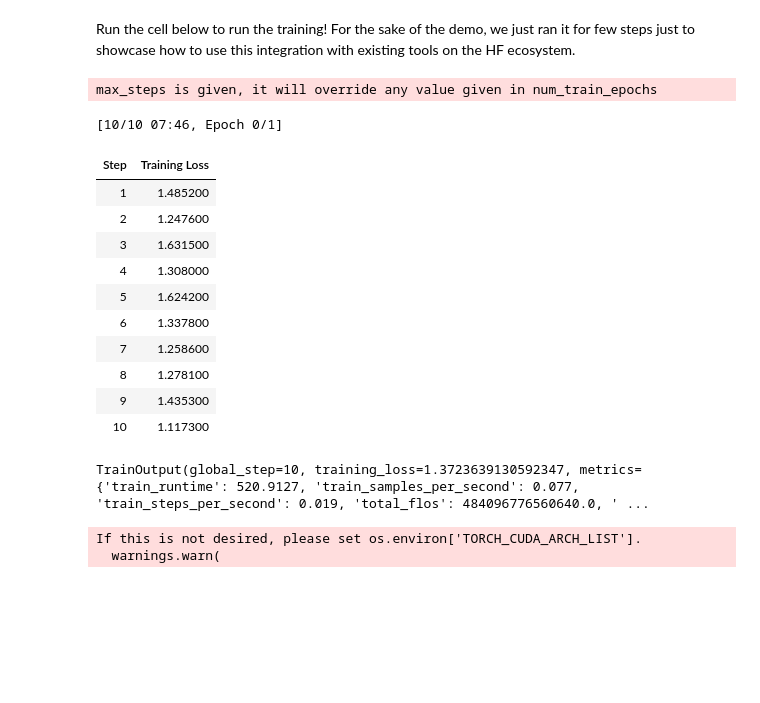
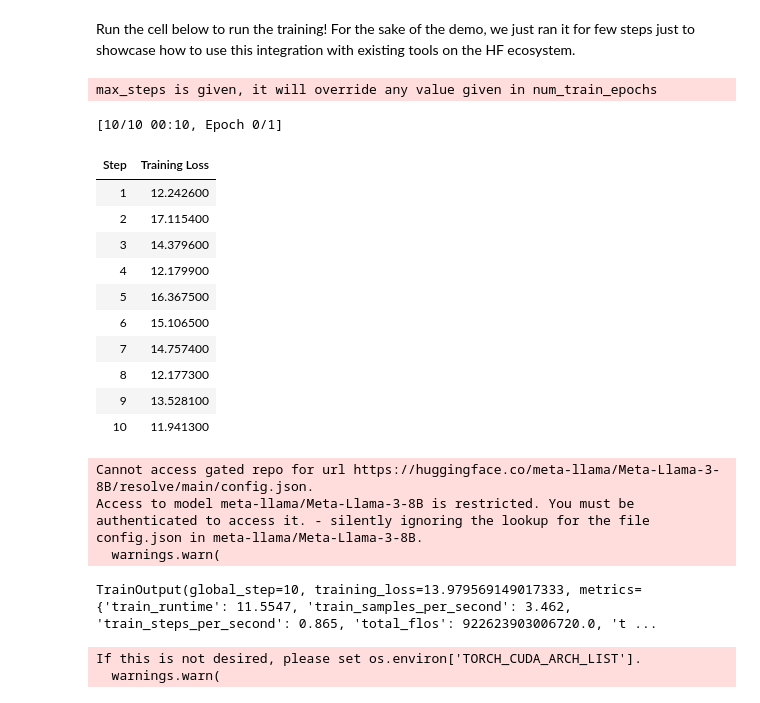
Before and after one commit to oljike/LLMService, a Jupyter notebook: aqlm_2bit_training_ipynb_.ipynb, the cells around one changed output. Cells and saved outputs as stored; diff of their text form; code cells hidden in the pictures; blank space fills up the shorter version.

````diff
--- a/aqlm_2bit_training_ipynb_.ipynb
+++ b/aqlm_2bit_training_ipynb_.ipynb
@@ -28,7 +28,9 @@ import torch
 from transformers import AutoTokenizer, AutoModelForCausalLM, BitsAndBytesConfig
 
 model_id = "ISTA-DASLab/Meta-Llama-3-8B-Instruct-AQLM-2Bit-1x16"
+model_id = "meta-llama/Meta-Llama-3-8B"
 
-tokenizer = AutoTokenizer.from_pretrained(model_id)
-model = AutoModelForCausalLM.from_pretrained(model_id, device_map="auto", torch_dtype="auto", low_cpu_mem_usage=True)
+
+tokenizer = AutoTokenizer.from_pretrained(model_id, token="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")
+model = AutoModelForCausalLM.from_pretrained(model_id, device_map="auto", torch_dtype="auto", low_cpu_mem_usage=True, token="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")
 # %% [output]
@@ -75,45 +92,84 @@ data["train"] = data["test"]
+# %%
+from datasets import load_dataset
+
+raw_data = load_dataset("m-a-p/CodeFeedback-Filtered-Instruction")
+
+def get_code(s):
+    s = s.split("```")
+    for p in s:
+        if p.startswith('python'):
+            return p[6:]
+
+new_data = []
+for x in raw_data['train']:
+
+    code = get_code(x['answer'])
+    if code is None or code=="None":
+        continue
+
+    inp = {"prompt": x["query"], "answer": str({"code": code})}
+    new_data.append(inp)
+# %%
+from datasets import Dataset
+
+tokenizer.pad_token = tokenizer.eos_token
+def tokenize_function(examples):
+    inputs = tokenizer(examples["prompt"], max_length=512, padding=True, truncation=True, return_tensors="pt")
+    targets = tokenizer(examples["answer"], max_length=1024, padding=True, truncation=True, return_tensors="pt")
+    return {
+        "input_ids": inputs.input_ids,
+        "attention_mask": inputs.attention_mask,
+        "labels": targets.input_ids,  # Set labels as the tokenized targets
+    }
+
+dataset = Dataset.from_list(new_data)
+# dataset['prompt']
+tokenized_dataset = dataset.map(tokenize_function, batched=True)
 # %% [markdown]
 Run the cell below to run the training! For the sake of the demo, we just ran it for few steps just to showcase how to use this integration with existing tools on the HF ecosystem.
 # %%
 import transformers
 
 tokenizer.pad_token = tokenizer.eos_token
 
 trainer = transformers.Trainer(
     model=model,
-    train_dataset=data["train"],
+    train_dataset=tokenized_dataset,
     args=transformers.TrainingArguments(
         per_device_train_batch_size=1,
         gradient_accumulation_steps=4,
         gradient_checkpointing=True,
         warmup_steps=2,
         max_steps=10,
         learning_rate=2e-4,
         fp16=True,
         logging_steps=1,
         output_dir="outputs",
         optim="adamw_bnb_8bit",
         logging_first_step=True,
     ),
     data_collator=transformers.DataCollatorForLanguageModeling(tokenizer, mlm=False),
 )
 model.config.use_cache = False  # silence the warnings. Please re-enable for inference!
 trainer.train()
 # %% [output]
 max_steps is given, it will override any value given in num_train_epochs
-[10/10 07:46, Epoch 0/1]
+[10/10 00:10, Epoch 0/1]
 | Step | Training Loss |
-| 1 | 1.485200 |
-| 2 | 1.247600 |
-| 3 | 1.631500 |
-| 4 | 1.308000 |
-| 5 | 1.624200 |
-| 6 | 1.337800 |
-| 7 | 1.258600 |
-| 8 | 1.278100 |
-| 9 | 1.435300 |
-| 10 | 1.117300 |
+| 1 | 12.242600 |
+| 2 | 17.115400 |
+| 3 | 14.379600 |
+| 4 | 12.179900 |
+| 5 | 16.367500 |
+| 6 | 15.106500 |
+| 7 | 14.757400 |
+| 8 | 12.177300 |
+| 9 | 13.528100 |
+| 10 | 11.941300 |
-TrainOutput(global_step=10, training_loss=1.3723639130592347, metrics={'train_runtime': 520.9127, 'train_samples_per_second': 0.077, 'train_steps_per_second': 0.019, 'total_flos': 484096776560640.0, ' ...
+Cannot access gated repo for url https://huggingface.co/meta-llama/Meta-Llama-3-8B/resolve/main/config.json.
+Access to model meta-llama/Meta-Llama-3-8B is restricted. You must be authenticated to access it. - silently ignoring the lookup for the file config.json in meta-llama/Meta-Llama-3-8B.
+  warnings.warn(
+TrainOutput(global_step=10, training_loss=13.979569149017333, metrics={'train_runtime': 11.5547, 'train_samples_per_second': 3.462, 'train_steps_per_second': 0.865, 'total_flos': 922623903006720.0, 't ...
 # %%
 ### KV Cache
 # %%
````
Also changed, not shown: parts of 8 cells of this notebook, 4 other files.
